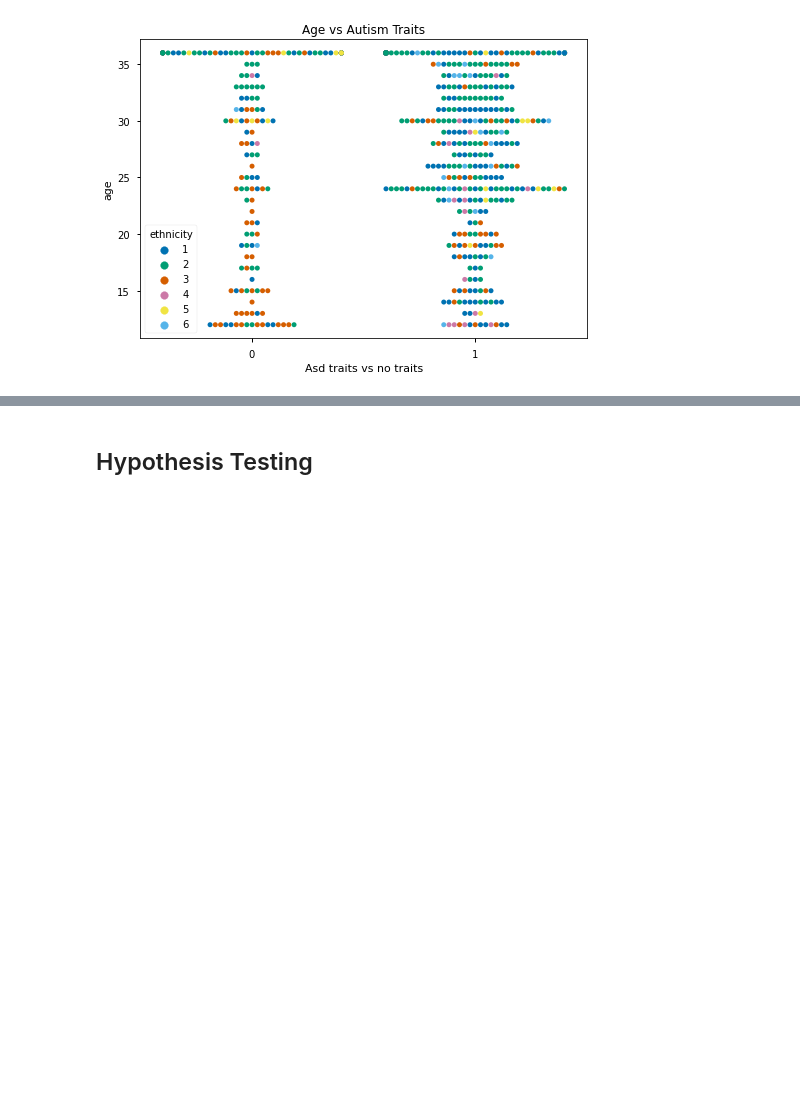
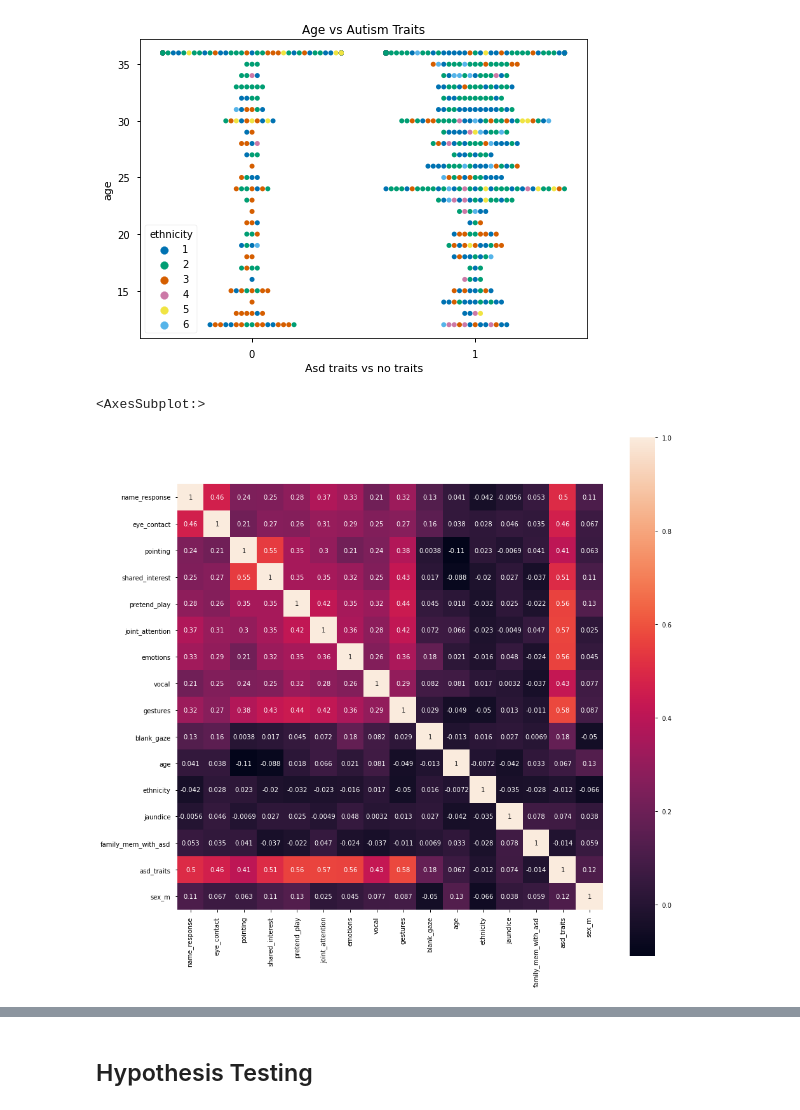
Before and after one commit to segovialori/toddler_autism_predictor, a Jupyter notebook: scratchpad.ipynb, the cells around one changed output, grey strips where cells are left out. Drawn from its saved outputs; the diff is of its cells as text; code cells hidden in the pictures; blank space fills up the shorter version.

```diff
--- a/scratchpad.ipynb
+++ b/scratchpad.ipynb
@@ -267,7 +268,22 @@ def wrangle_autism():
                        'Jaundice': 'jaundice',
                        'Family_mem_with_ASD': 'family_mem_with_asd',
                        'Class/ASD Traits ': 'asd_traits'}, inplace=True)
-    df.drop(columns = ['Qchat-10-Score', 'Who completed the test'], inplace=True)
+    binary(df)
+    dummies = pd.get_dummies(df[['sex']], drop_first=True)
+    df = pd.concat([df, dummies], axis=1)
+    df['asd_traits'] = df[['asd_traits']].replace({'No': 0, 'Yes': 1})
+    df['ethnicity'] = df[['ethnicity']].replace({'White European': 1,
+                                             'asian': 2,
+                                             'middle eastern': 3,
+                                             'south asian': 2,
+                                             'black': 4,
+                                             'Hispanic': 5,
+                                             'Others': 6,
+                                             'Latino': 5,
+                                             'mixed': 6,
+                                             'Pacifica': 6,
+                                             'Native Indian': 6})
+    df.drop(columns = ['Qchat-10-Score', 'Who completed the test', 'sex'], inplace=True)
     df = df.set_index('Case_No')
     return df
 # %% [markdown]
@@ -332,7 +348,7 @@ def binary(df):
 # %%
 binary(df)
 # %%
-#df.drop(columns = ['sex', 'is_male'], inplace=True)
+df.drop(columns = ['sex'], inplace=True)
 # %%
 df.head()
 # %% [output]
@@ -681,3 +697,10 @@ plt.ylabel('age')
 # %% [output]
 Text(0, 0.5, 'age')
 [figure]
+# %%
+corr = df.corr( )
+plt.figure(figsize = (15,15))
+sns.heatmap(data = corr, annot = True, square = True, cbar = True)
+# %% [output]
+<AxesSubplot:>
+[figure, added]
```
Also changed, not shown: parts of 36 cells of this notebook, 3 other files.
